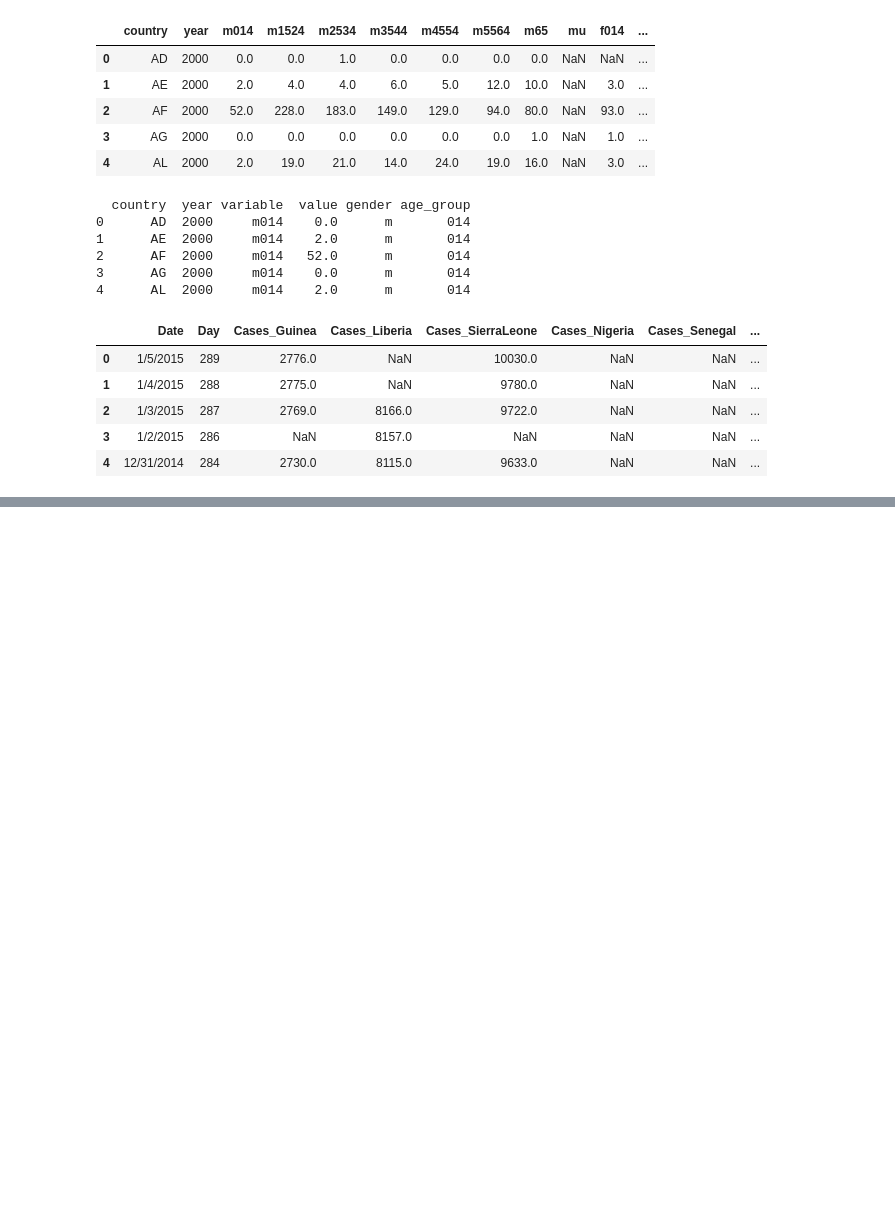
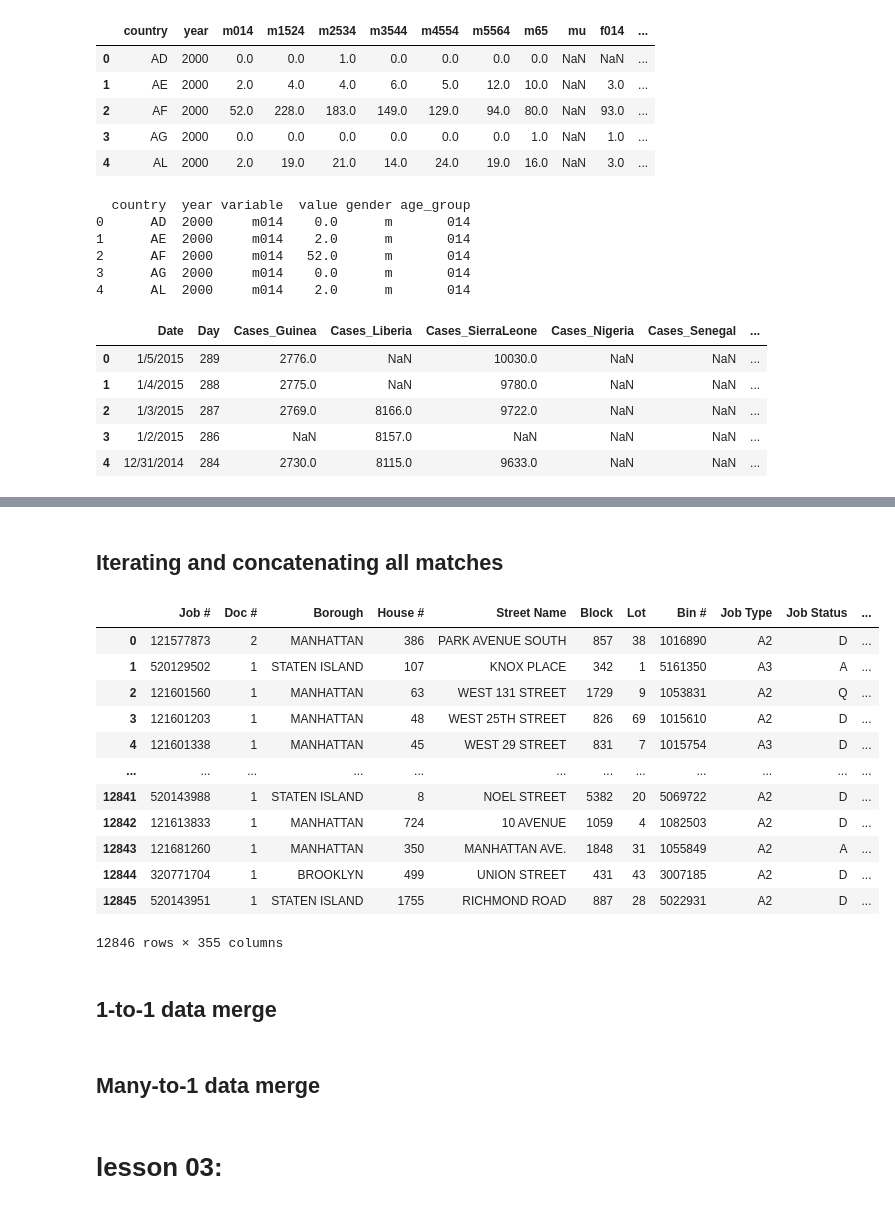
Before and after one commit to sayedkamal2016/DataCamp, a Jupyter notebook: 06 - cleaning data in python/notes.ipynb, the cells around one changed output, grey strips where cells are left out. Drawn from its saved outputs; the diff is of its cells as text; code cells hidden in the pictures; blank space fills up the shorter version.

```diff
--- a/06 - cleaning data in python/notes.ipynb
+++ b/06 - cleaning data in python/notes.ipynb
@@ -424,0 +470,2 @@ print(ebola_melt.head(), '\t')
+# %%
+df = ebola_melt[['Date' , 'type']]
@@ -424,0 +545,19 @@ print(ebola_melt.head(), '\t')
+# %%
+# Import necessary modules
+import glob
+import pandas as pd
+
+# Write the pattern: pattern
+pattern = '*.csv'
+
+# Save all file matches: csv_files
+csv_files = glob.glob(pattern)
+
+# Print the file names
+print(csv_files)
+
+# Load the second file into a DataFrame: csv2
+csv2 = pd.read_csv(csv_files[1])
+
+# Print the head of csv2
+print(csv2.head())
@@ -424,0 +572,25 @@ print(ebola_melt.head(), '\t')
+# %% [markdown]
+## Iterating and concatenating all matches
+# %%
+files_list = []
+for file in csv_files:
+    df = pd.read_csv(file , low_memory = False)
+    files_list.append(df)
+# %%
+pd.concat(files_list , axis = 1)
+# %% [output]
+|  | Job # | Doc # | Borough | House # | Street Name | Block | Lot | Bin # | Job Type | Job Status | ... |
+| 0 | 121577873 | 2 | MANHATTAN | 386 | PARK AVENUE SOUTH | 857 | 38 | 1016890 | A2 | D | ... |
+| 1 | 520129502 | 1 | STATEN ISLAND | 107 | KNOX PLACE | 342 | 1 | 5161350 | A3 | A | ... |
+| 2 | 121601560 | 1 | MANHATTAN | 63 | WEST 131 STREET | 1729 | 9 | 1053831 | A2 | Q | ... |
+| 3 | 121601203 | 1 | MANHATTAN | 48 | WEST 25TH STREET | 826 | 69 | 1015610 | A2 | D | ... |
+| 4 | 121601338 | 1 | MANHATTAN | 45 | WEST 29 STREET | 831 | 7 | 1015754 | A3 | D | ... |
+| ... | ... | ... | ... | ... | ... | ... | ... | ... | ... | ... | ... |
+| 12841 | 520143988 | 1 | STATEN ISLAND | 8 | NOEL STREET | 5382 | 20 | 5069722 | A2 | D | ... |
+| 12842 | 121613833 | 1 | MANHATTAN | 724 | 10 AVENUE | 1059 | 4 | 1082503 | A2 | D | ... |
+| 12843 | 121681260 | 1 | MANHATTAN | 350 | MANHATTAN AVE. | 1848 | 31 | 1055849 | A2 | A | ... |
+| 12844 | 320771704 | 1 | BROOKLYN | 499 | UNION STREET | 431 | 43 | 3007185 | A2 | D | ... |
+| 12845 | 520143951 | 1 | STATEN ISLAND | 1755 | RICHMOND ROAD | 887 | 28 | 5022931 | A2 | D | ... |
+12846 rows × 355 columns
+# %% [markdown]
+## 1-to-1 data merge
@@ -424,0 +603,2 @@ print(ebola_melt.head(), '\t')
+# %% [markdown]
+## Many-to-1 data merge
@@ -424,0 +611,2 @@ print(ebola_melt.head(), '\t')
+# %% [markdown]
+# lesson 03:
```
Also changed, not shown: parts of 134 cells of this notebook.
